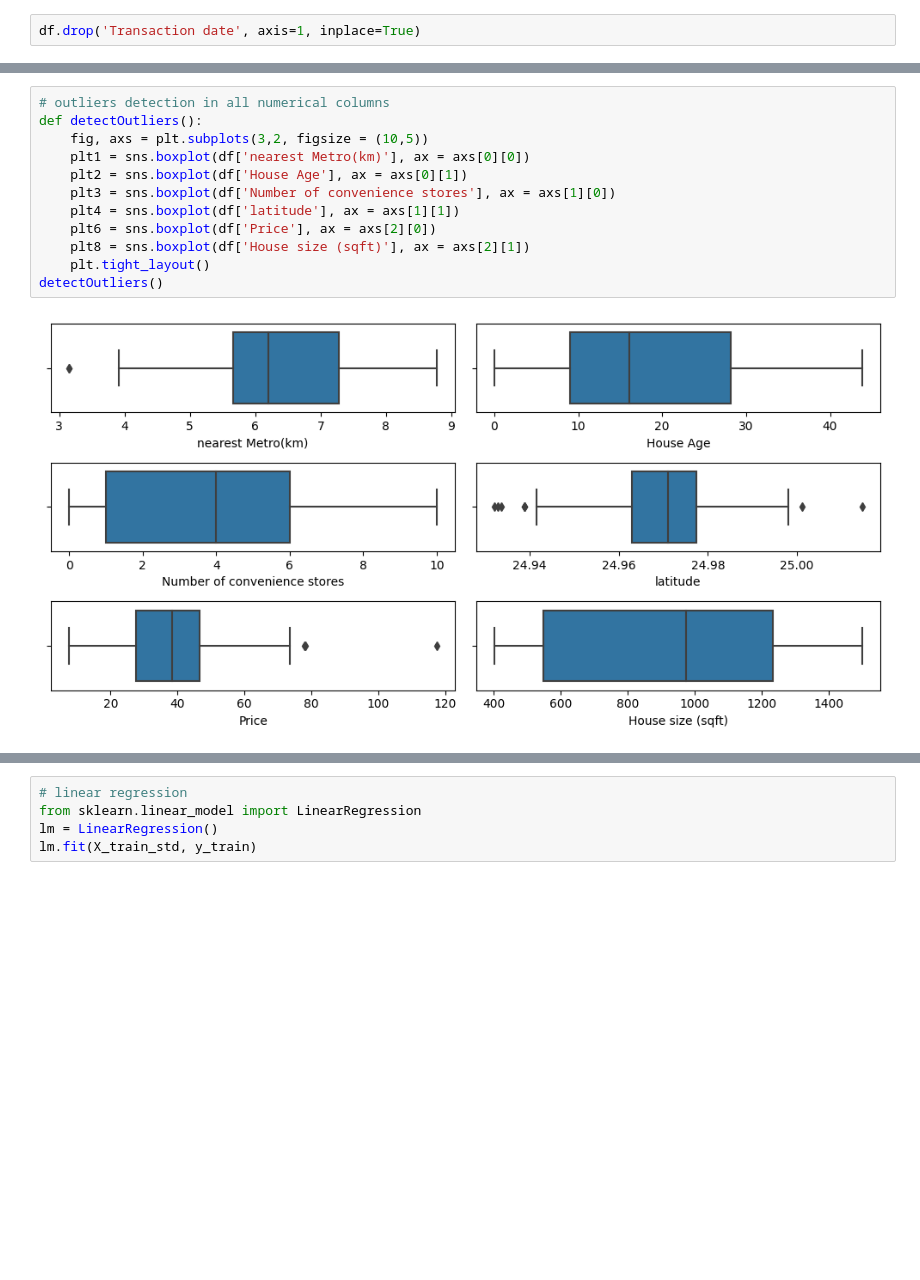
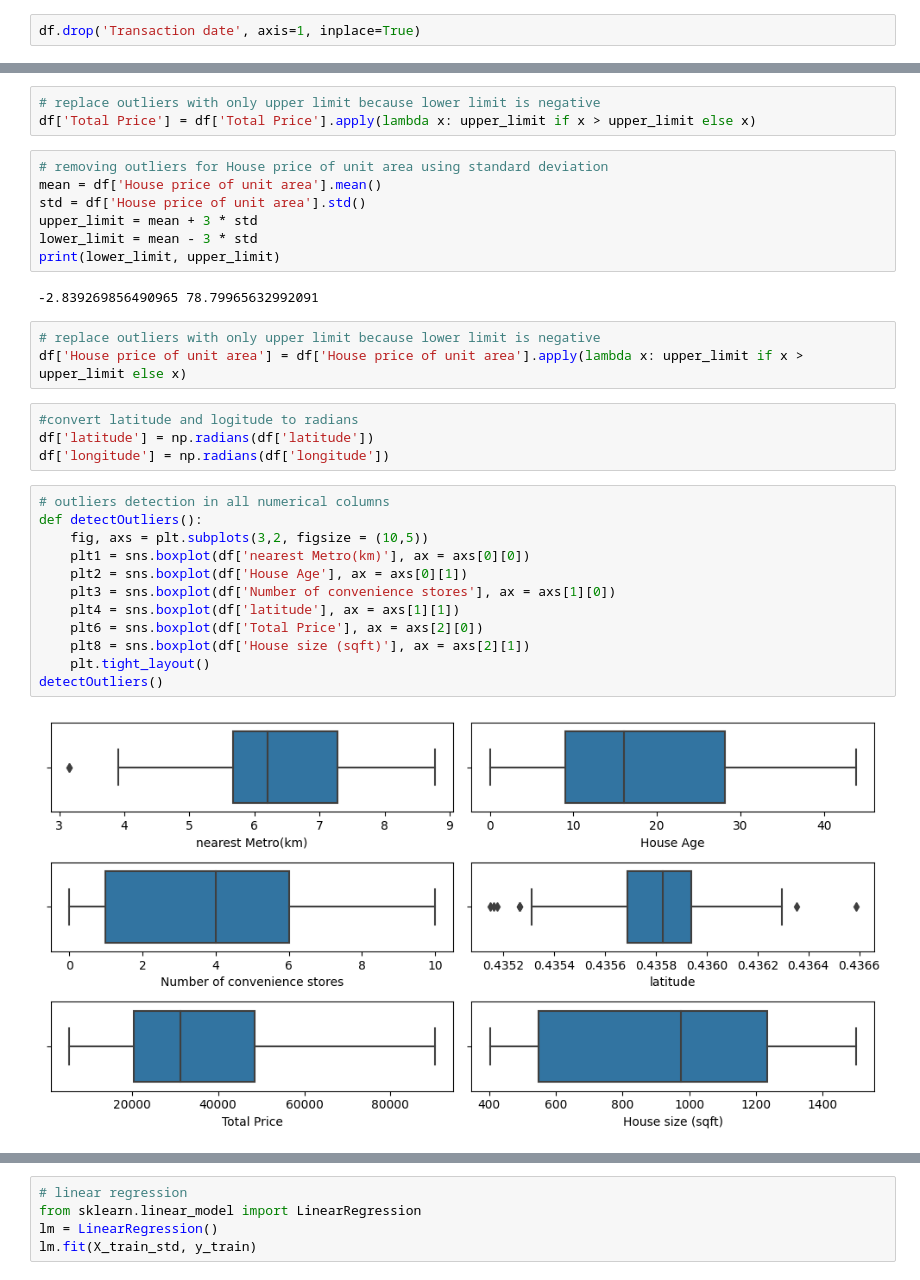
Before and after one commit to Rishab-Vanigotha/Data-Science_-Assignment, a Jupyter notebook: DS - Assignment Part 1/DS_Assign_1.ipynb, the cells around one changed output, grey strips where cells are left out. Cells and saved outputs as stored; diff of their text form; blank space fills up the shorter version.

```diff
--- a/DS - Assignment Part 1/DS_Assign_1.ipynb
+++ b/DS - Assignment Part 1/DS_Assign_1.ipynb
@@ -125,17 +137,36 @@ df.shape
+# %%
+# replace outliers with only upper limit because lower limit is negative
+df['Total Price'] = df['Total Price'].apply(lambda x: upper_limit if x > upper_limit else x)
+# %%
+# removing outliers for House price of unit area using standard deviation
+mean = df['House price of unit area'].mean()
+std = df['House price of unit area'].std()
+upper_limit = mean + 3 * std
+lower_limit = mean - 3 * std
+print(lower_limit, upper_limit)
+# %% [output]
+-2.839269856490965 78.79965632992091
+# %%
+# replace outliers with only upper limit because lower limit is negative
+df['House price of unit area'] = df['House price of unit area'].apply(lambda x: upper_limit if x > upper_limit else x)
+# %%
+#convert latitude and logitude to radians
+df['latitude'] = np.radians(df['latitude'])
+df['longitude'] = np.radians(df['longitude'])
 # %%
 # outliers detection in all numerical columns
 def detectOutliers():
     fig, axs = plt.subplots(3,2, figsize = (10,5))
     plt1 = sns.boxplot(df['nearest Metro(km)'], ax = axs[0][0])
     plt2 = sns.boxplot(df['House Age'], ax = axs[0][1])
     plt3 = sns.boxplot(df['Number of convenience stores'], ax = axs[1][0])
     plt4 = sns.boxplot(df['latitude'], ax = axs[1][1])
-    plt6 = sns.boxplot(df['Price'], ax = axs[2][0])
+    plt6 = sns.boxplot(df['Total Price'], ax = axs[2][0])
     plt8 = sns.boxplot(df['House size (sqft)'], ax = axs[2][1])
     plt.tight_layout()
 detectOutliers()
 # %% [output]
-[figure, old version]
+[figure, new version]
 # %%
 # split the data into train and test
 
```
Also changed, not shown: parts of 39 cells of this notebook.
